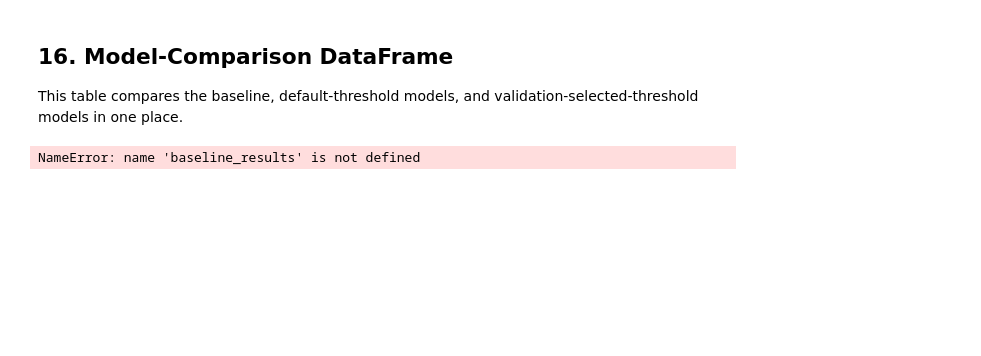
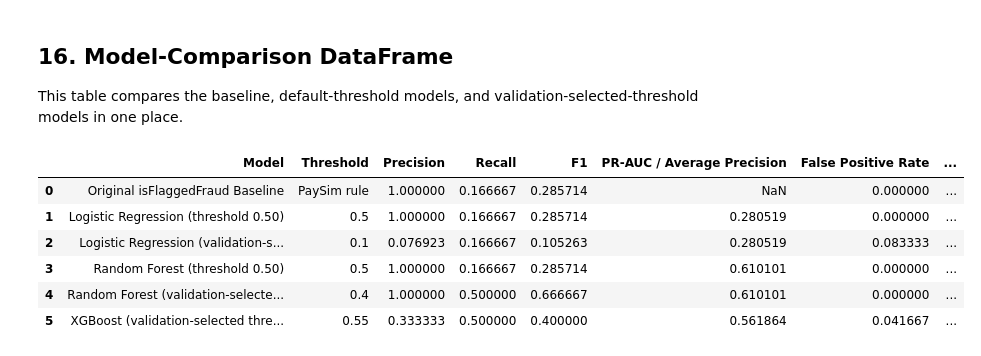
Before and after one commit to yazwang/AI4ALL-20B-PaySim-Fraud-Detection, a Jupyter notebook: notebooks/AI4ALL_Group20B_PaySim_Fraud_Detection_FINAL.ipynb, the cells around one changed output. Saved outputs shown, nothing was run; the diff lists cells and outputs as text; code cells hidden in the pictures; blank space fills up the shorter version.

Commit message:
Restore XGBoost in comparison table, fix Key Findings dataset mismatch, remove stale NameError

```diff
--- a/notebooks/AI4ALL_Group20B_PaySim_Fraud_Detection_FINAL.ipynb
+++ b/notebooks/AI4ALL_Group20B_PaySim_Fraud_Detection_FINAL.ipynb
@@ -890,29 +911,36 @@ This table compares the baseline, default-threshold models, and validation-selec
 # %%
 model_results = [
     baseline_results,
     lr_output["default_results"],
     lr_output["selected_results"],
     rf_output["default_results"],
     rf_output["selected_results"],
+    xgb_output,
 ]
 
 comparison_columns = [
     "Model",
     "Threshold",
     "Precision",
     "Recall",
     "F1",
     "PR-AUC / Average Precision",
     "False Positive Rate",
     "Number Flagged",
     "Percentage Flagged",
 ]
 
 model_comparison_df = pd.DataFrame(model_results)
 model_comparison_df = model_comparison_df.reindex(columns=comparison_columns)
 model_comparison_df
 # %% [output]
-NameError: name 'baseline_results' is not defined
+|  | Model | Threshold | Precision | Recall | F1 | PR-AUC / Average Precision | False Positive Rate | ... |
+| 0 | Original isFlaggedFraud Baseline | PaySim rule | 1.000000 | 0.166667 | 0.285714 | NaN | 0.000000 | ... |
+| 1 | Logistic Regression (threshold 0.50) | 0.5 | 1.000000 | 0.166667 | 0.285714 | 0.280519 | 0.000000 | ... |
+| 2 | Logistic Regression (validation-s... | 0.1 | 0.076923 | 0.166667 | 0.105263 | 0.280519 | 0.083333 | ... |
+| 3 | Random Forest (threshold 0.50) | 0.5 | 1.000000 | 0.166667 | 0.285714 | 0.610101 | 0.000000 | ... |
+| 4 | Random Forest (validation-selecte... | 0.4 | 1.000000 | 0.500000 | 0.666667 | 0.610101 | 0.000000 | ... |
+| 5 | XGBoost (validation-selected thre... | 0.55 | 0.333333 | 0.500000 | 0.400000 | 0.561864 | 0.041667 | ... |
 # %% [markdown]
 ## 17. Key Findings and Next Steps
 
```
Also changed, not shown: parts of 4 cells of this notebook.
